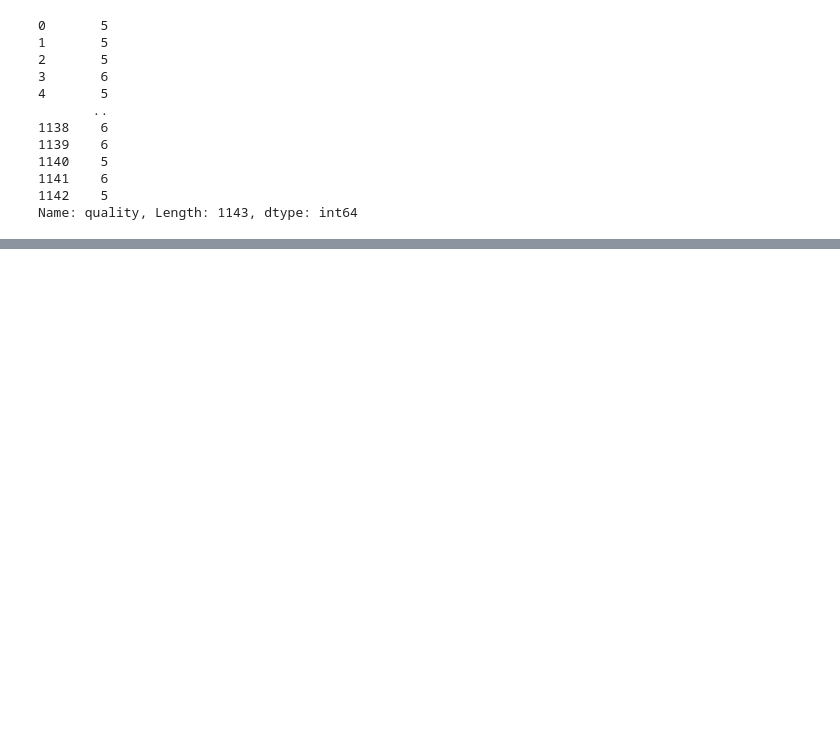
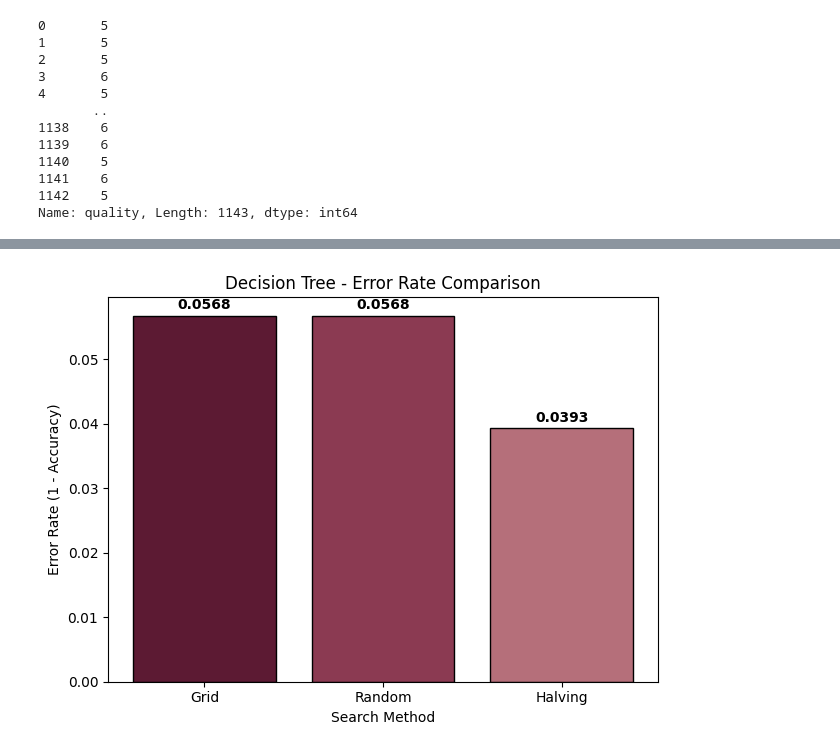
Before and after one commit to PratikshaPurkar2004/Machine_Learning_Assignment, a Jupyter notebook: DecisionTree_Tuning.ipynb, the cells around one changed output, grey strips where cells are left out. Drawn from its saved outputs; the diff is of its cells as text; code cells hidden in the pictures; blank space fills up the shorter version.

```diff
--- a/DecisionTree_Tuning.ipynb
+++ b/DecisionTree_Tuning.ipynb
@@ -122,0 +270,17 @@ plt.show()
+# %%
+# Error Graph
+# error = 1 - accuracy, shows how many samples were misclassified
+errors = {m: 1 - acc for m, acc in results.items()}
+
+plt.figure()
+bars = plt.bar(errors.keys(), errors.values(), color=['#5c1a33', '#8b3a52', '#b56f7a'], edgecolor='black')
+for bar, val in zip(bars, errors.values()):
+    plt.text(bar.get_x() + bar.get_width()/2, bar.get_height() + 0.001,
+             f'{val:.4f}', ha='center', fontsize=10, fontweight='bold')
+plt.title("Decision Tree - Error Rate Comparison")
+plt.xlabel("Search Method")
+plt.ylabel("Error Rate (1 - Accuracy)")
+plt.tight_layout()
+plt.show()
+# %% [output]
+[figure, added]
```
Also changed, not shown: parts of 13 cells of this notebook, 4 other files.
